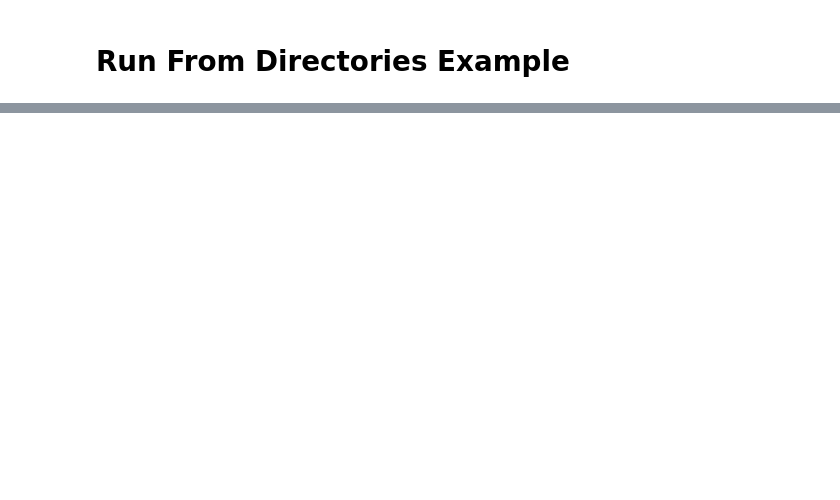
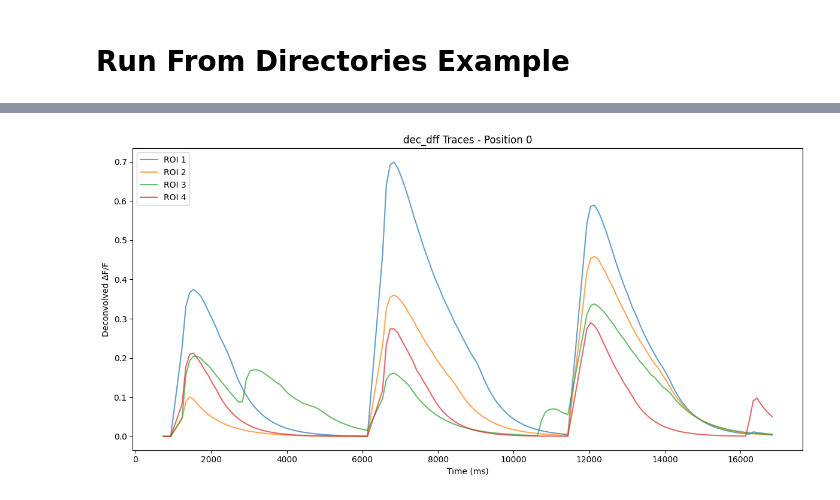
Before and after one commit to fdrgsp/cali, a Jupyter notebook: src/cali/sqlmodel/examples/examples_run_analysis_from_directories.ipynb, the cells around one changed output, grey strips where cells are left out. Cells and saved outputs as stored; diff of their text form; code cells hidden in the pictures; blank space fills up the shorter version.

```diff
--- a/src/cali/sqlmodel/examples/examples_run_analysis_from_directories.ipynb
+++ b/src/cali/sqlmodel/examples/examples_run_analysis_from_directories.ipynb
@@ -217,7 +179,7 @@ analysis_settings_new = AnalysisSettings(
     experiment_id=exp.id,
     created_at=datetime.now(),
     threads=10,
-    dff_window=50,
+    dff_window=100,
     # the rest are defaults
 )
 
@@ -228,4 +190,4 @@ analysis.update_settings(analysis_settings_new)
 # %%
 # specify new positions to be analyzed
-analysis.set_positions_to_analyze([3])
+analysis.set_positions_to_analyze([0])
 # %% [output]
@@ -283,8 +223,0 @@ AttributeError: Neither 'InstrumentedAttribute' object nor 'Comparator' object a
-# %%
-# since we want to run a new analysis with different settings, we should
-# clear previous analysis results before running the new analysis
-exp = analysis.clear_analysis_results()
-
-# update the analysis settings with a new dff_window for example
-analysis.update_settings(analysis_settings1)
-print_experiment_tree(exp)
@@ -299,6 +223,0 @@ print_experiment_tree(exp)
-# %%
-# run the analysis with the new settings
-analysis.run()
-
-# get the updated experiment with analysis results
-exp = analysis.experiment()
@@ -391,0 +224,43 @@ print_experiment_tree(exp)
+# %%
+# Plot example
+
+db_path = Path(f"{exp.analysis_path}") / exp.database_name
+engine = create_engine(f"sqlite:///{db_path}")
+
+# Query all traces for position 0 in a single efficient query
+with Session(engine) as session:
+    # Join Traces -> ROI -> FOV and filter by position_index
+    statement = (
+        select(Traces).join(ROI).join(FOV).where(FOV.position_index == 0)
+        # .where(ROI.label_value == 2)
+    )
+
+    traces_list = session.exec(statement).all()
+
+    # Plot all dec_dff traces
+    fig, ax = plt.subplots(figsize=(12, 6))
+
+    for trace in traces_list:
+        if trace.dec_dff is not None:
+            # Use x_axis if available, otherwise use frame numbers
+            x_data = (
+                trace.x_axis
+                if trace.x_axis is not None
+                else list(range(len(trace.dec_dff)))
+            )
+            ax.plot(
+                x_data,
+                trace.dec_dff,
+                label=f"ROI {trace.roi.label_value}",
+                alpha=0.7,
+            )
+
+    x_label = "Time (ms)" if traces_list and traces_list[0].x_axis else "Frame"
+    ax.set_xlabel(x_label)
+    ax.set_ylabel("Deconvolved ΔF/F")
+    ax.set_title("dec_dff Traces - Position 0")
+    ax.legend(loc="upper left")
+    plt.tight_layout()
+    plt.show()
+# %% [output]
+[figure, added]
```
Also changed, not shown: parts of 23 cells of this notebook, 1 other file.
